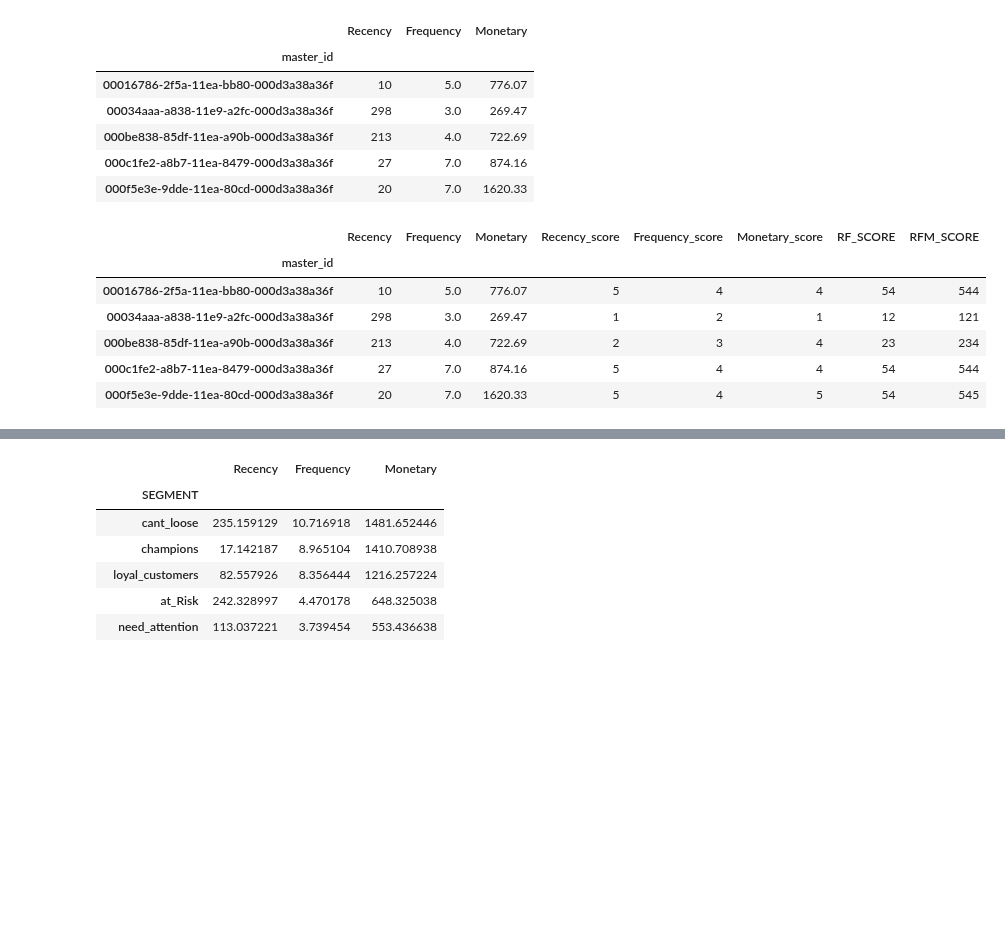
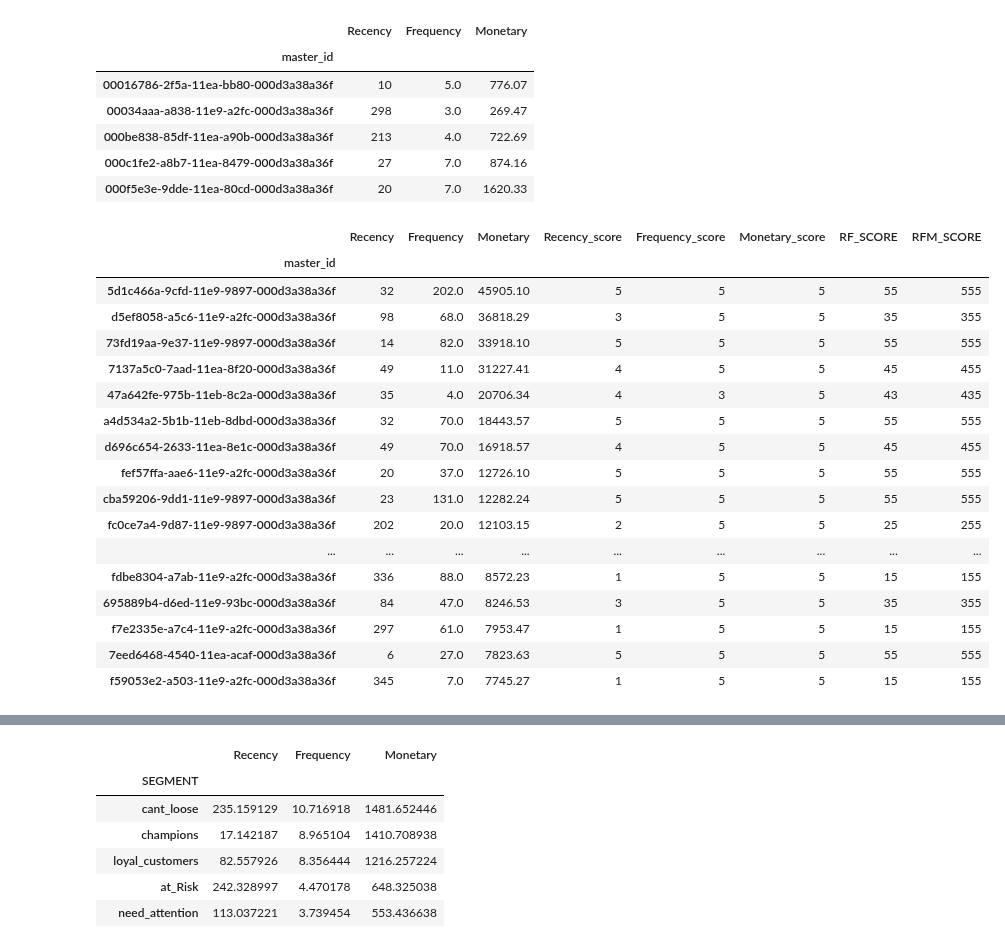
Before and after one commit to ms60/miuul-rfm-hw, a Jupyter notebook: miuul-rfm-hw.ipynb, the cells around one changed output, grey strips where cells are left out. Drawn from its saved outputs; the diff is of its cells as text; code cells hidden in the pictures; blank space fills up the shorter version.

```diff
--- a/miuul-rfm-hw.ipynb
+++ b/miuul-rfm-hw.ipynb
@@ -222,16 +266,27 @@ rfm.head()
 # %%
 # GÖREV 3: RF ve RFM Skorlarının Hesaplanması
 rfm["Recency_score"] = pd.qcut(rfm["Recency"],q=5,labels = [5,4,3,2,1])
-rfm["Frequency_score"] = pd.qcut(rfm["Frequency"].rank(method="first") , q = 5 , labels = [1,2,3,4,5])
+rfm["Frequency_score"] = pd.qcut(rfm["Frequency"].rank(method="first") , q=5 , labels = [1,2,3,4,5])
 rfm["Monetary_score"] = pd.qcut(rfm["Monetary"],q=5, labels = [1,2,3,4,5])
 rfm["RF_SCORE"] = rfm["Recency_score"].astype(str) + rfm["Frequency_score"].astype(str)
 rfm["RFM_SCORE"] = rfm["RF_SCORE"] + rfm["Monetary_score"].astype(str)
-rfm.head()
+rfm.sort_values(by=["Monetary"] , ascending=False).head(20)
 # %% [output]
 |  | Recency | Frequency | Monetary | Recency_score | Frequency_score | Monetary_score | RF_SCORE | RFM_SCORE |
 | master_id |  |  |  |  |  |  |  |  |
-| 00016786-2f5a-11ea-bb80-000d3a38a36f | 10 | 5.0 | 776.07 | 5 | 4 | 4 | 54 | 544 |
-| 00034aaa-a838-11e9-a2fc-000d3a38a36f | 298 | 3.0 | 269.47 | 1 | 2 | 1 | 12 | 121 |
-| 000be838-85df-11ea-a90b-000d3a38a36f | 213 | 4.0 | 722.69 | 2 | 3 | 4 | 23 | 234 |
-| 000c1fe2-a8b7-11ea-8479-000d3a38a36f | 27 | 7.0 | 874.16 | 5 | 4 | 4 | 54 | 544 |
-| 000f5e3e-9dde-11ea-80cd-000d3a38a36f | 20 | 7.0 | 1620.33 | 5 | 4 | 5 | 54 | 545 |
+| 5d1c466a-9cfd-11e9-9897-000d3a38a36f | 32 | 202.0 | 45905.10 | 5 | 5 | 5 | 55 | 555 |
+| d5ef8058-a5c6-11e9-a2fc-000d3a38a36f | 98 | 68.0 | 36818.29 | 3 | 5 | 5 | 35 | 355 |
+| 73fd19aa-9e37-11e9-9897-000d3a38a36f | 14 | 82.0 | 33918.10 | 5 | 5 | 5 | 55 | 555 |
+| 7137a5c0-7aad-11ea-8f20-000d3a38a36f | 49 | 11.0 | 31227.41 | 4 | 5 | 5 | 45 | 455 |
+| 47a642fe-975b-11eb-8c2a-000d3a38a36f | 35 | 4.0 | 20706.34 | 4 | 3 | 5 | 43 | 435 |
+| a4d534a2-5b1b-11eb-8dbd-000d3a38a36f | 32 | 70.0 | 18443.57 | 5 | 5 | 5 | 55 | 555 |
+| d696c654-2633-11ea-8e1c-000d3a38a36f | 49 | 70.0 | 16918.57 | 4 | 5 | 5 | 45 | 455 |
+| fef57ffa-aae6-11e9-a2fc-000d3a38a36f | 20 | 37.0 | 12726.10 | 5 | 5 | 5 | 55 | 555 |
+| cba59206-9dd1-11e9-9897-000d3a38a36f | 23 | 131.0 | 12282.24 | 5 | 5 | 5 | 55 | 555 |
+| fc0ce7a4-9d87-11e9-9897-000d3a38a36f | 202 | 20.0 | 12103.15 | 2 | 5 | 5 | 25 | 255 |
+| ... | ... | ... | ... | ... | ... | ... | ... | ... |
+| fdbe8304-a7ab-11e9-a2fc-000d3a38a36f | 336 | 88.0 | 8572.23 | 1 | 5 | 5 | 15 | 155 |
+| 695889b4-d6ed-11e9-93bc-000d3a38a36f | 84 | 47.0 | 8246.53 | 3 | 5 | 5 | 35 | 355 |
+| f7e2335e-a7c4-11e9-a2fc-000d3a38a36f | 297 | 61.0 | 7953.47 | 1 | 5 | 5 | 15 | 155 |
+| 7eed6468-4540-11ea-acaf-000d3a38a36f | 6 | 27.0 | 7823.63 | 5 | 5 | 5 | 55 | 555 |
+| f59053e2-a503-11e9-a2fc-000d3a38a36f | 345 | 7.0 | 7745.27 | 1 | 5 | 5 | 15 | 155 |
```
Also changed, not shown: parts of 15 cells of this notebook.
